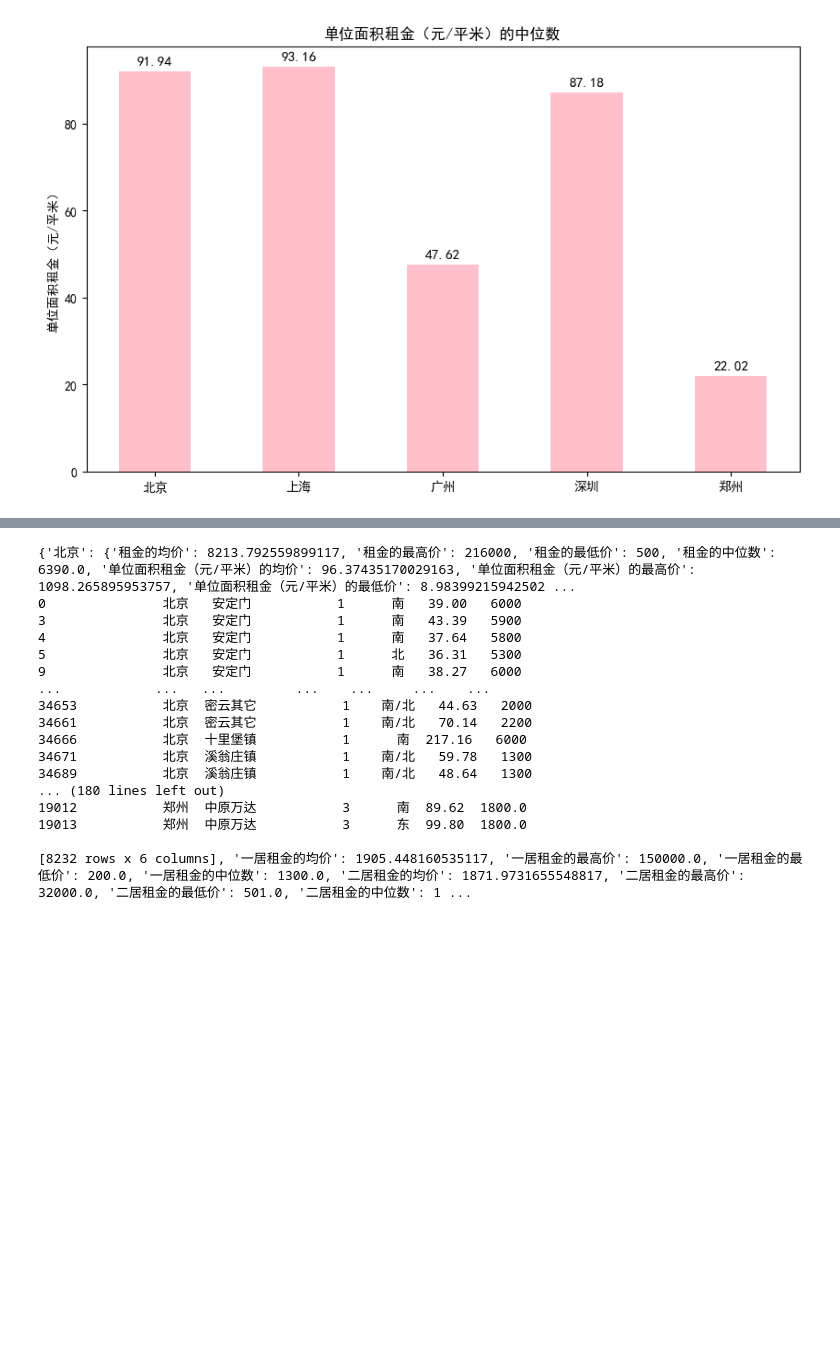
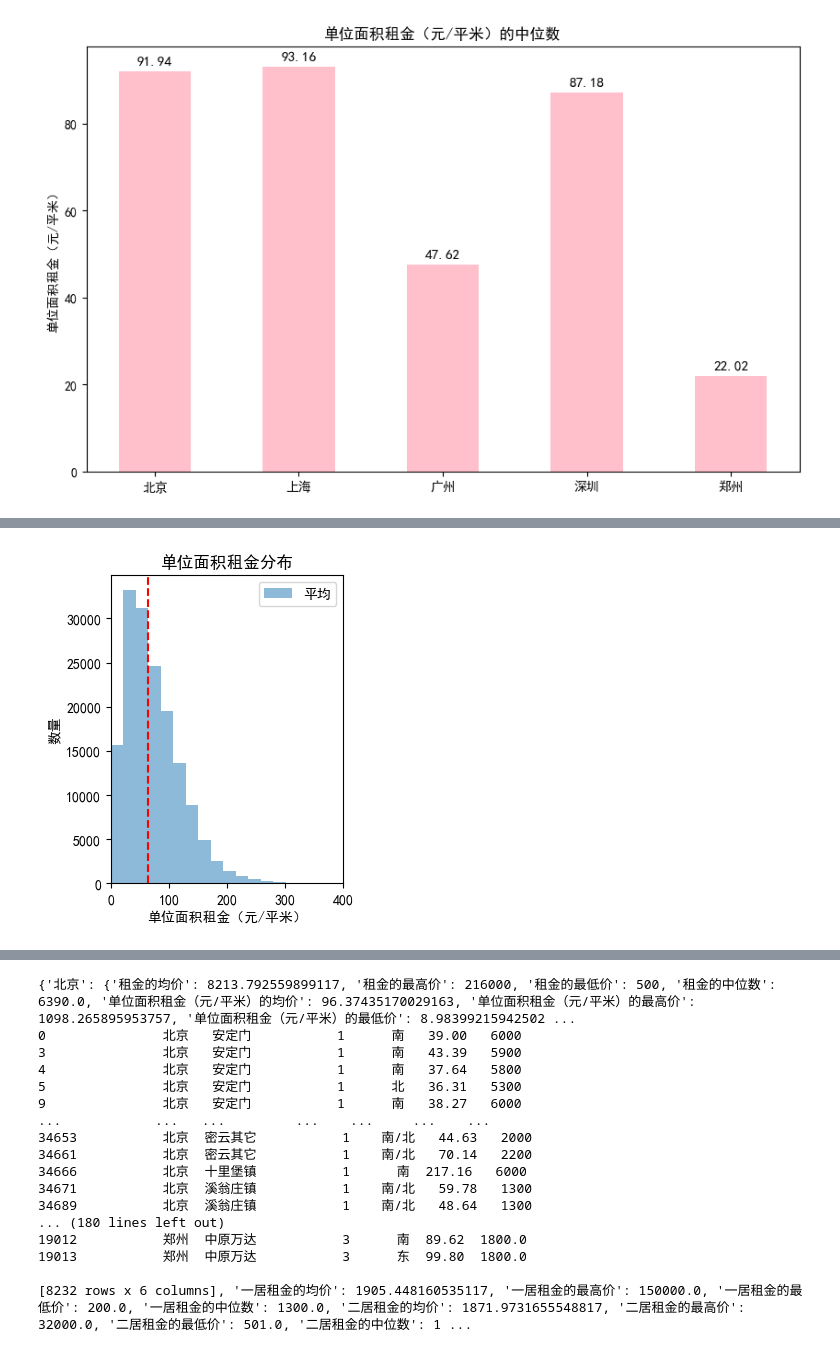
Before and after one commit to pleasenott/python, a Jupyter notebook: test1/he.ipynb, the cells around one changed output, grey strips where cells are left out. Cells and saved outputs as stored; diff of their text form; code cells hidden in the pictures; blank space fills up the shorter version.

```diff
--- a/test1/he.ipynb
+++ b/test1/he.ipynb
@@ -206,3 +207,19 @@ for i in range(len(citynamelist)):
+# %%
+df_all=pd.concat(df_list)
+plt.figure(figsize=(3, 4))
+plt.hist(df_all['price']/df_all['area'].astype('float64'),bins=100,label="平均",alpha=0.5)
+#调整横坐标范围
+plt.xlim(0,400)
+#再根据输入画一条线
+plt.axvline(x=0.24*11014/41.76,ls="--",c="red")
+#在右侧加入线的名字
+plt.title("单位面积租金分布")
+plt.xlabel("单位面积租金（元/平米）")
+plt.ylabel("数量")
+plt.legend()
+plt.show()
+# %% [output]
+[figure, added]
 # %%
 #4.     比较5个城市一居、二居、三居的情况，包含均价、最高价、最低价、中位数等信息，采用合适的图或表形式进行展示。
 def get_house_type(x):
```
Also changed, not shown: parts of 5 cells of this notebook, 27 other files.
